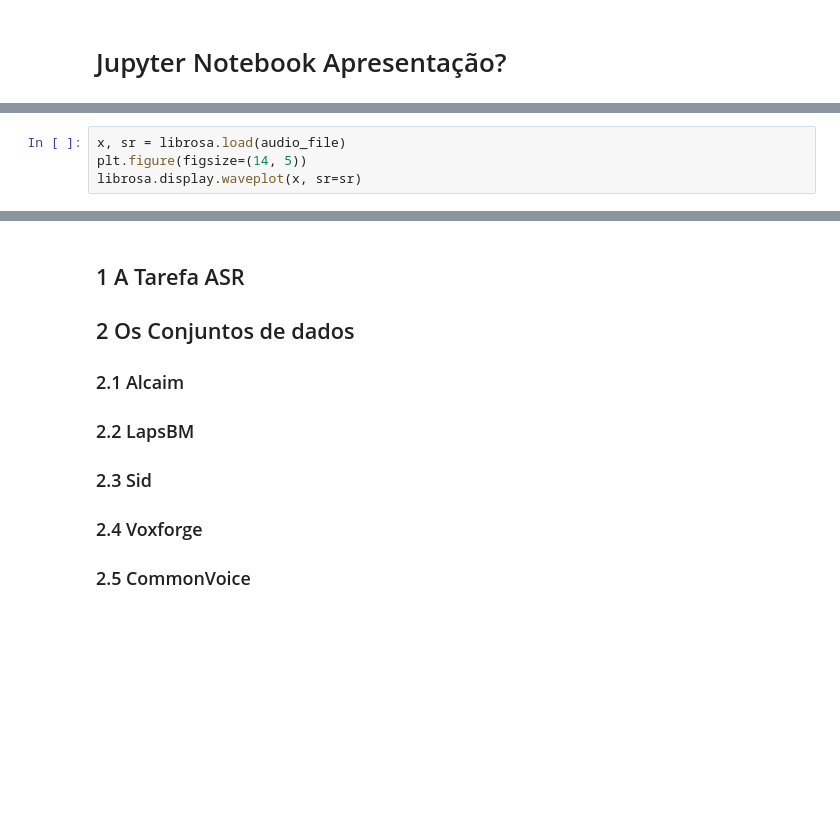
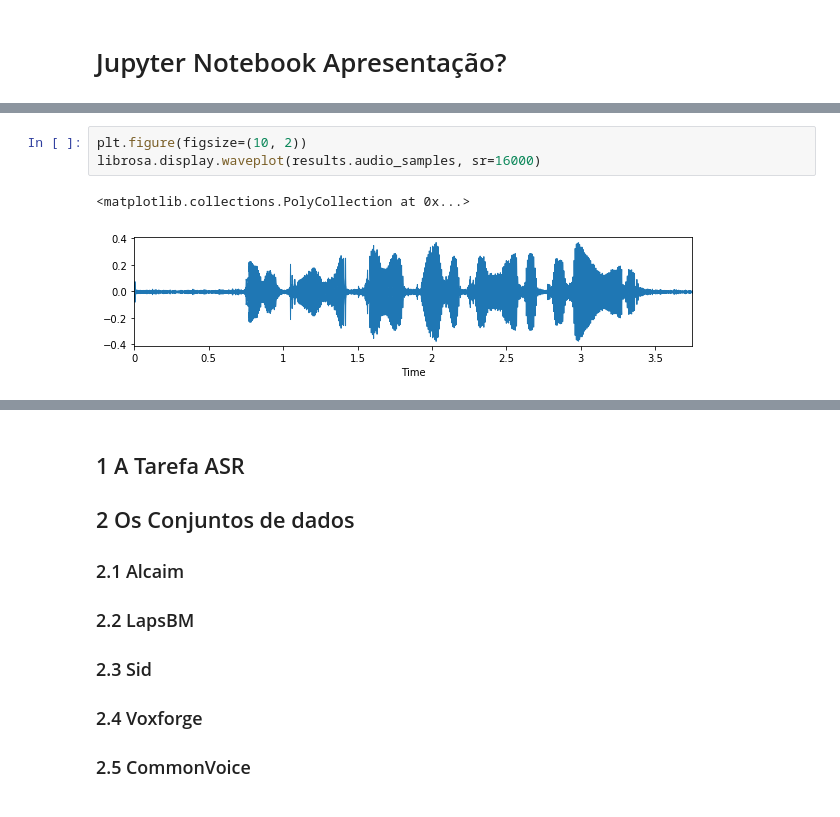
Before and after one commit to alucassch/asr_ptbr_ml_project, a Jupyter notebook: main.ipynb, the cells around one changed output, grey strips where cells are left out. Saved outputs shown, nothing was run; the diff lists cells and outputs as text; blank space fills up the shorter version.

```diff
--- a/main.ipynb
+++ b/main.ipynb
@@ -29,4 +2,0 @@ print(f"Hyp: {results.transcription}")
-# %%
-x, sr = librosa.load(audio_file)
-plt.figure(figsize=(14, 5))
-librosa.display.waveplot(x, sr=sr)
@@ -77,0 +88,6 @@ tensor([[[-1.5311e+00, -1.5575e+00, -1.6229e+00,  ...,  3.2341e+00,
+# %%
+plt.figure(figsize=(10, 2))
+librosa.display.waveplot(results.audio_samples, sr=16000)
+# %% [output]
+<matplotlib.collections.PolyCollection at 0x...>
+[figure, added]
```
Also changed, not shown: parts of 21 cells of this notebook, 3 other files.
